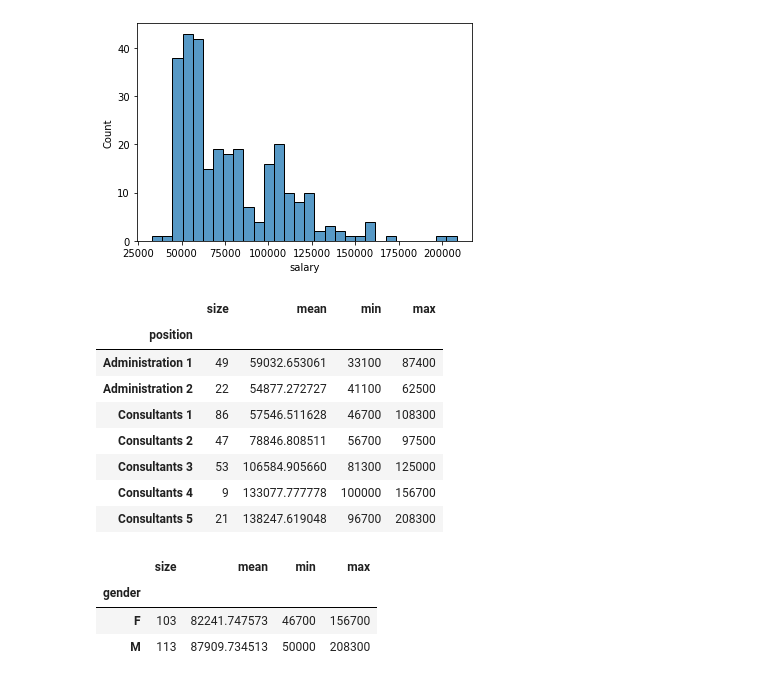
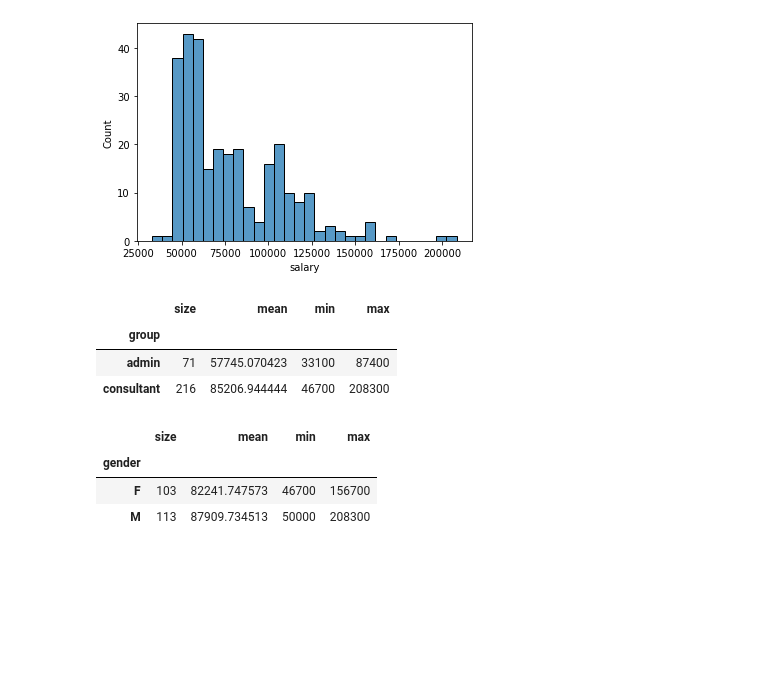
Before and after one commit to xdmytro/data-science, a Jupyter notebook: Salary.ipynb, the cells around one changed output. Saved outputs shown, nothing was run; the diff lists cells and outputs as text; code cells hidden in the pictures; blank space fills up the shorter version.

```diff
--- a/Salary.ipynb
+++ b/Salary.ipynb
@@ -22,17 +22,12 @@ sns.histplot(data=df, x='salary', bins=30);
 # %% [output]
 [figure]
 # %%
-df.groupby('position')['salary'].agg(['size','mean', 'min', 'max'])
+df.groupby('group')['salary'].agg(['size','mean', 'min', 'max'])
 # %% [output]
 |  | size | mean | min | max |
-| position |  |  |  |  |
-| Administration 1 | 49 | 59032.653061 | 33100 | 87400 |
-| Administration 2 | 22 | 54877.272727 | 41100 | 62500 |
-| Consultants 1 | 86 | 57546.511628 | 46700 | 108300 |
-| Consultants 2 | 47 | 78846.808511 | 56700 | 97500 |
-| Consultants 3 | 53 | 106584.905660 | 81300 | 125000 |
-| Consultants 4 | 9 | 133077.777778 | 100000 | 156700 |
-| Consultants 5 | 21 | 138247.619048 | 96700 | 208300 |
+| group |  |  |  |  |
+| admin | 71 | 57745.070423 | 33100 | 87400 |
+| consultant | 216 | 85206.944444 | 46700 | 208300 |
 # %%
 df[(df['group']=='consultant')].groupby('gender')['salary'].agg(['size','mean', 'min', 'max'])
 # %% [output]
```
Also changed, not shown: parts of 2 cells of this notebook.
